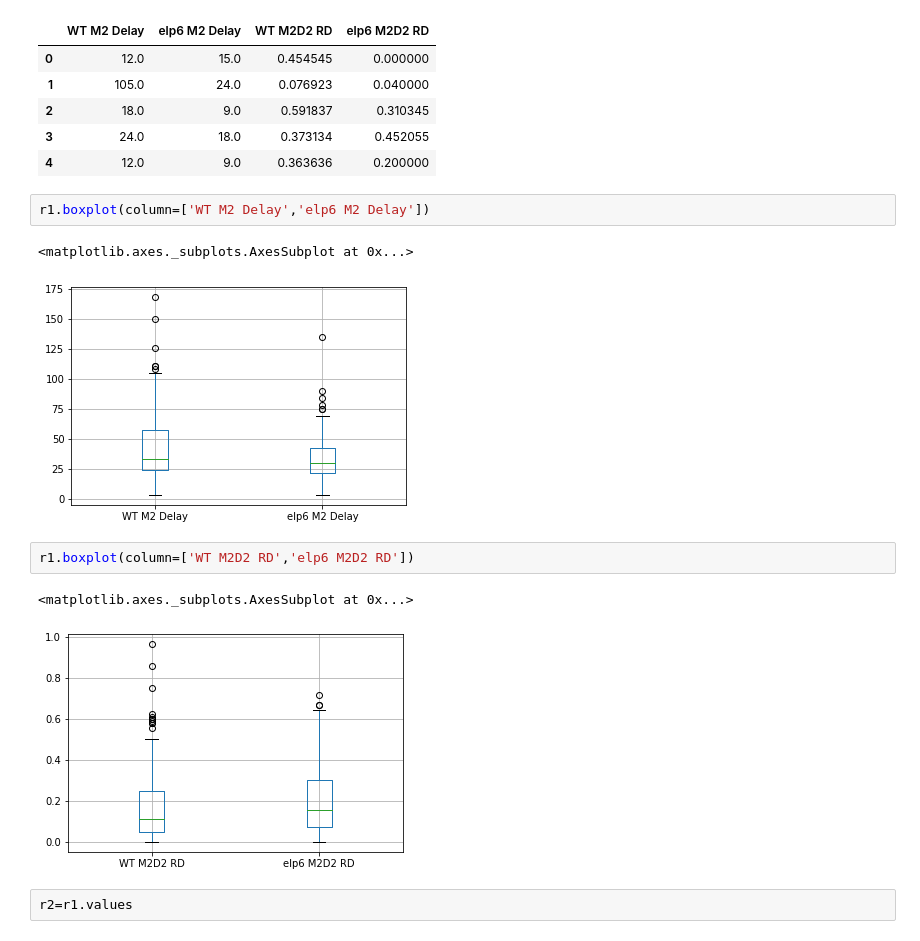
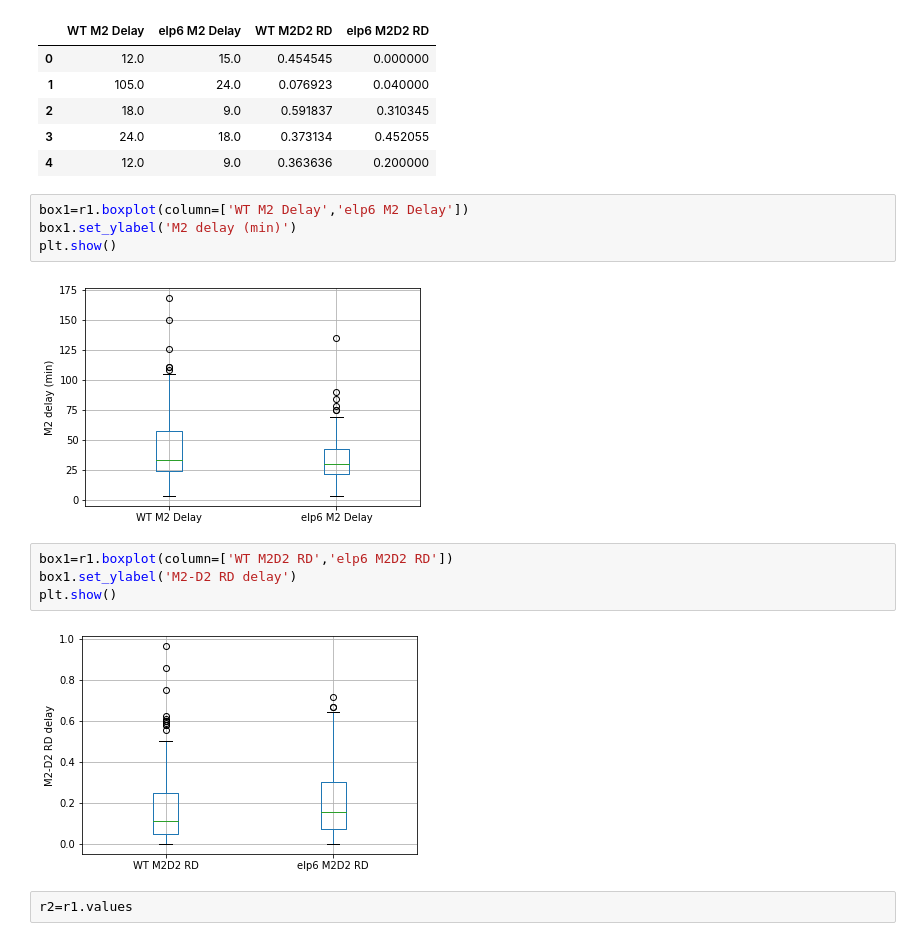
Before and after one commit to ccmarr/yeast-delay, a Jupyter notebook: delay model pyABC.ipynb, the cells around one changed output. Saved outputs shown, nothing was run; the diff lists cells and outputs as text.

```diff
--- a/delay model pyABC.ipynb
+++ b/delay model pyABC.ipynb
@@ -35,15 +39,17 @@ r1.head()
 | 3 | 24.0 | 18.0 | 0.373134 | 0.452055 |
 | 4 | 12.0 | 9.0 | 0.363636 | 0.200000 |
 # %%
-r1.boxplot(column=['WT M2 Delay','elp6 M2 Delay'])
+box1=r1.boxplot(column=['WT M2 Delay','elp6 M2 Delay'])
+box1.set_ylabel('M2 delay (min)')
+plt.show()
 # %% [output]
-<matplotlib.axes._subplots.AxesSubplot at 0x...>
-[figure, old version]
+[figure, new version]
 # %%
-r1.boxplot(column=['WT M2D2 RD','elp6 M2D2 RD'])
+box1=r1.boxplot(column=['WT M2D2 RD','elp6 M2D2 RD'])
+box1.set_ylabel('M2-D2 RD delay')
+plt.show()
 # %% [output]
-<matplotlib.axes._subplots.AxesSubplot at 0x...>
-[figure, old version]
+[figure, new version]
 # %%
 r2=r1.values
 # %%
```
Also changed, not shown: parts of 58 cells of this notebook.
